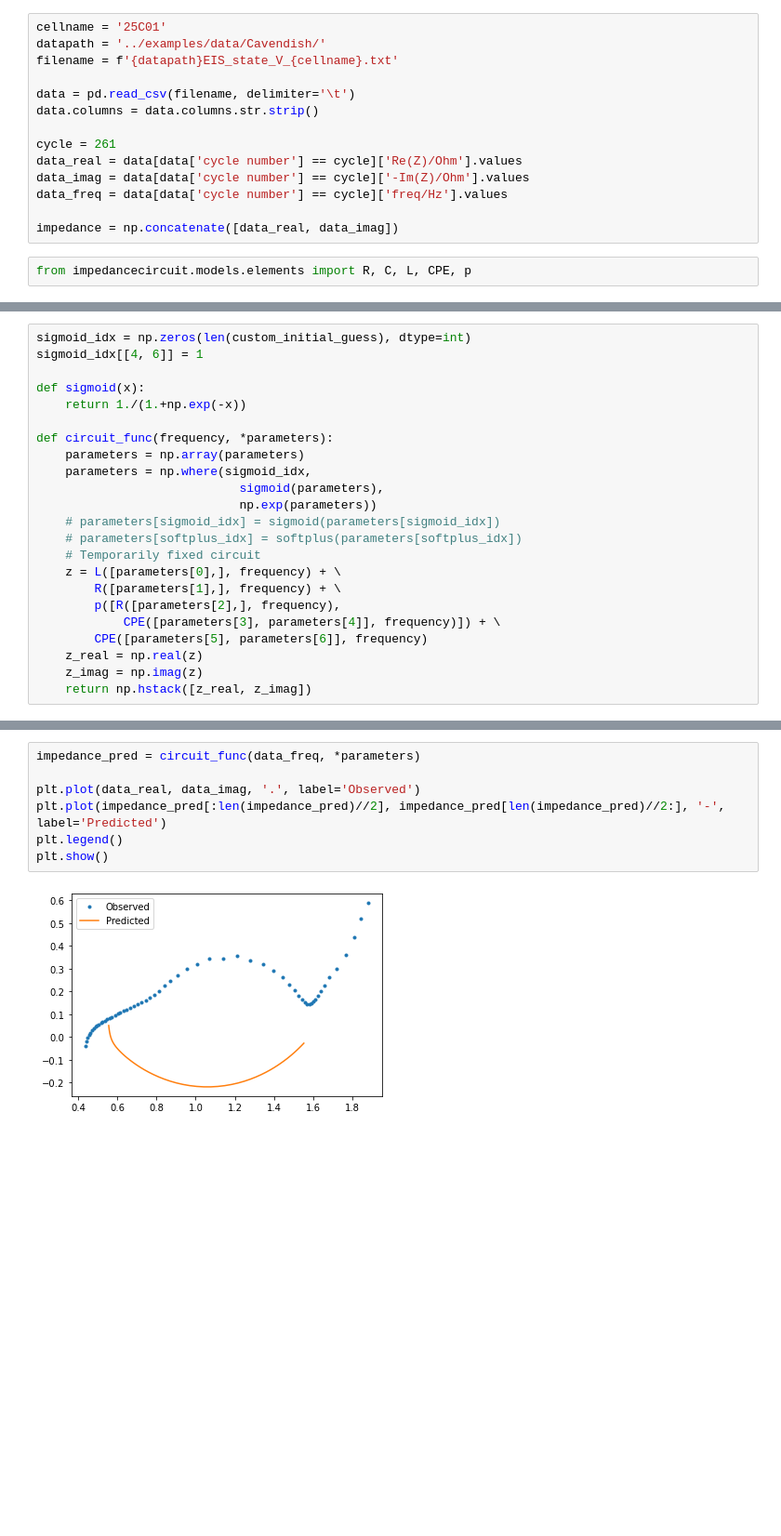
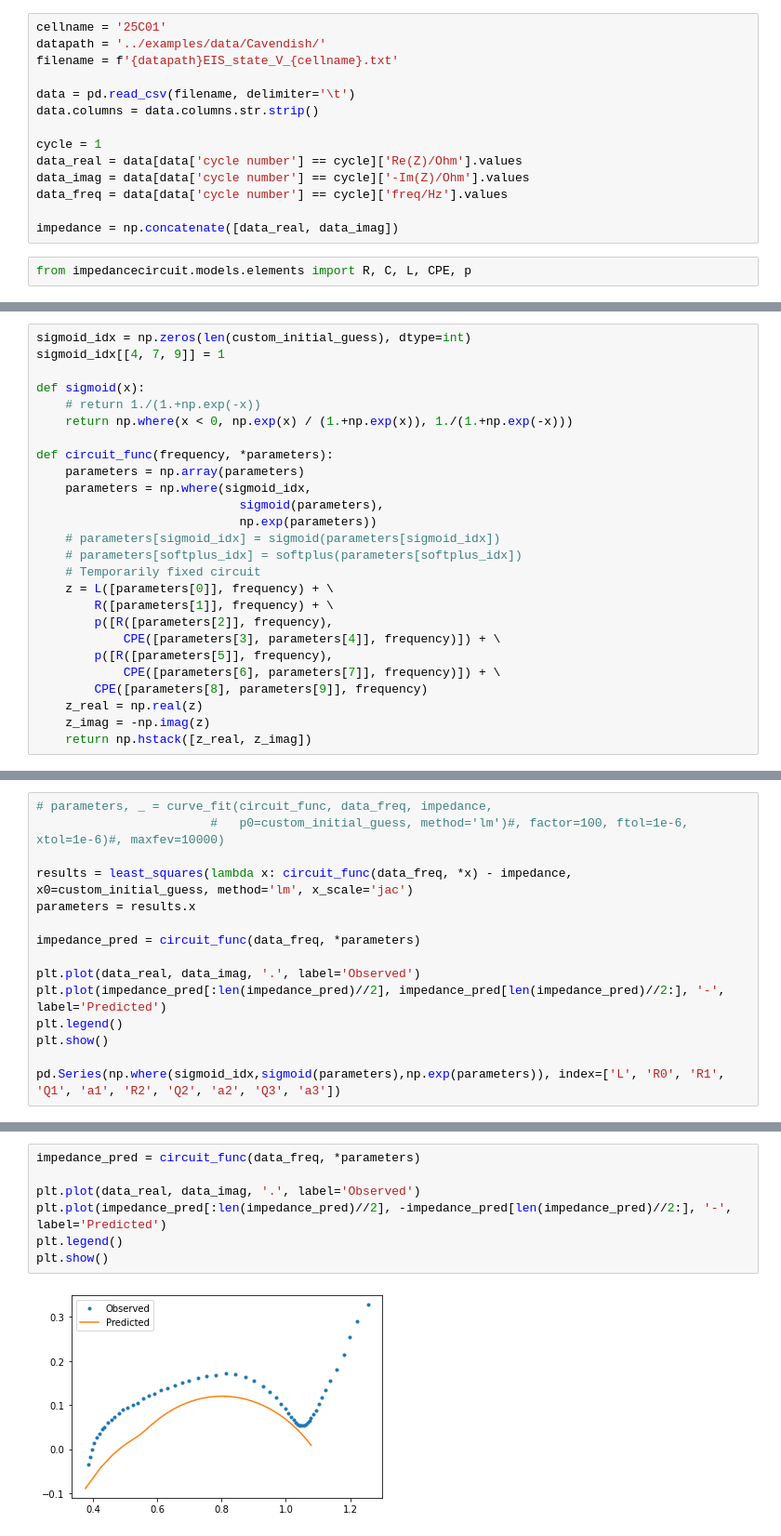
Before and after one commit to seongyoon25/ImpedanceCircuit, a Jupyter notebook: impedancecircuit/examples/Debugging.ipynb, the cells around one changed output, grey strips where cells are left out. Shown at 93% size. Saved outputs shown, nothing was run; the diff lists cells and outputs as text; blank space fills up the shorter version.

```diff
--- a/impedancecircuit/examples/Debugging.ipynb
+++ b/impedancecircuit/examples/Debugging.ipynb
@@ -38,7 +38,7 @@ filename = f'{datapath}EIS_state_V_{cellname}.txt'
 data = pd.read_csv(filename, delimiter='\t')
 data.columns = data.columns.str.strip()
 
-cycle = 261
+cycle = 1
 data_real = data[data['cycle number'] == cycle]['Re(Z)/Ohm'].values
 data_imag = data[data['cycle number'] == cycle]['-Im(Z)/Ohm'].values
 data_freq = data[data['cycle number'] == cycle]['freq/Hz'].values
@@ -53,9 +64,10 @@ custom_initial_guess[0] = np.log(abs(data_imag[np.argmin(data_real)])/(2*np.pi*d
 # %%
 sigmoid_idx = np.zeros(len(custom_initial_guess), dtype=int)
-sigmoid_idx[[4, 6]] = 1
+sigmoid_idx[[4, 7, 9]] = 1
 
 def sigmoid(x):
-    return 1./(1.+np.exp(-x))
+    # return 1./(1.+np.exp(-x))
+    return np.where(x < 0, np.exp(x) / (1.+np.exp(x)), 1./(1.+np.exp(-x)))
 
 def circuit_func(frequency, *parameters):
     parameters = np.array(parameters)
@@ -65,11 +77,13 @@ def circuit_func(frequency, *parameters):
     # parameters[sigmoid_idx] = sigmoid(parameters[sigmoid_idx])
     # parameters[softplus_idx] = softplus(parameters[softplus_idx])
     # Temporarily fixed circuit
-    z = L([parameters[0],], frequency) + \
-        R([parameters[1],], frequency) + \
-        p([R([parameters[2],], frequency),
+    z = L([parameters[0]], frequency) + \
+        R([parameters[1]], frequency) + \
+        p([R([parameters[2]], frequency),
             CPE([parameters[3], parameters[4]], frequency)]) + \
-        CPE([parameters[5], parameters[6]], frequency)
+        p([R([parameters[5]], frequency),
+            CPE([parameters[6], parameters[7]], frequency)]) + \
+        CPE([parameters[8], parameters[9]], frequency)
     z_real = np.real(z)
-    z_imag = np.imag(z)
+    z_imag = -np.imag(z)
     return np.hstack([z_real, z_imag])
@@ -78,0 +96,15 @@ parameters, _ = curve_fit(circuit_func, data_freq, impedance,
+# %%
+# parameters, _ = curve_fit(circuit_func, data_freq, impedance,
+                        #   p0=custom_initial_guess, method='lm')#, factor=100, ftol=1e-6, xtol=1e-6)#, maxfev=10000)
+
+results = least_squares(lambda x: circuit_func(data_freq, *x) - impedance, x0=custom_initial_guess, method='lm', x_scale='jac')
+parameters = results.x
+
+impedance_pred = circuit_func(data_freq, *parameters)
+
+plt.plot(data_real, data_imag, '.', label='Observed')
+plt.plot(impedance_pred[:len(impedance_pred)//2], impedance_pred[len(impedance_pred)//2:], '-', label='Predicted')
+plt.legend()
+plt.show()
+
+pd.Series(np.where(sigmoid_idx,sigmoid(parameters),np.exp(parameters)), index=['L', 'R0', 'R1', 'Q1', 'a1', 'R2', 'Q2', 'a2', 'Q3', 'a3'])
@@ -84,9 +144,9 @@ array([5.39662340e-07, 4.99333443e-01, 1.04245172e+00, 1.05257207e-01,
 # %%
 impedance_pred = circuit_func(data_freq, *parameters)
 
 plt.plot(data_real, data_imag, '.', label='Observed')
-plt.plot(impedance_pred[:len(impedance_pred)//2], impedance_pred[len(impedance_pred)//2:], '-', label='Predicted')
+plt.plot(impedance_pred[:len(impedance_pred)//2], -impedance_pred[len(impedance_pred)//2:], '-', label='Predicted')
 plt.legend()
 plt.show()
 # %% [output]
-[figure, old version]
+[figure, new version]
```
Also changed, not shown: parts of 8 cells of this notebook, 3 other files.
